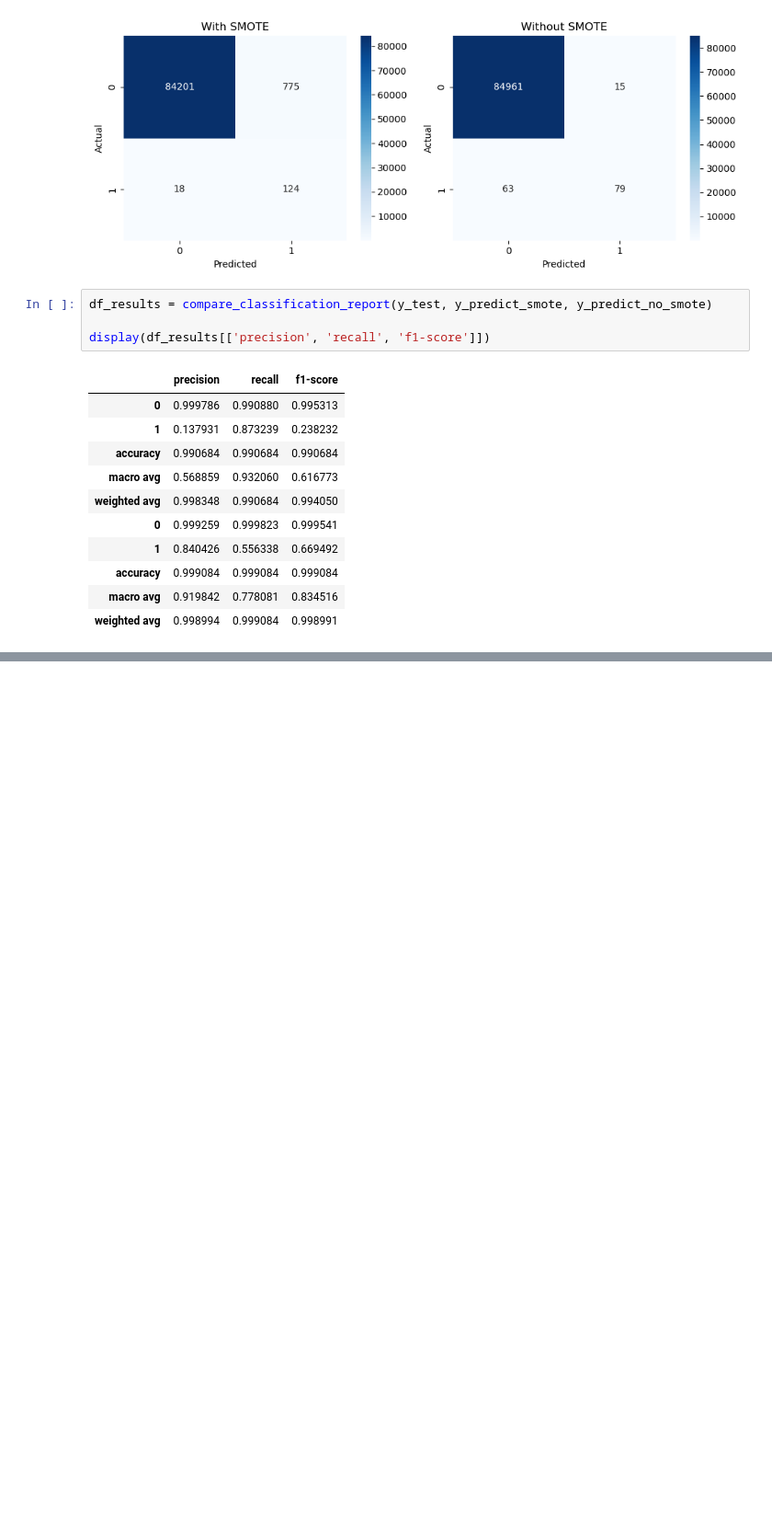
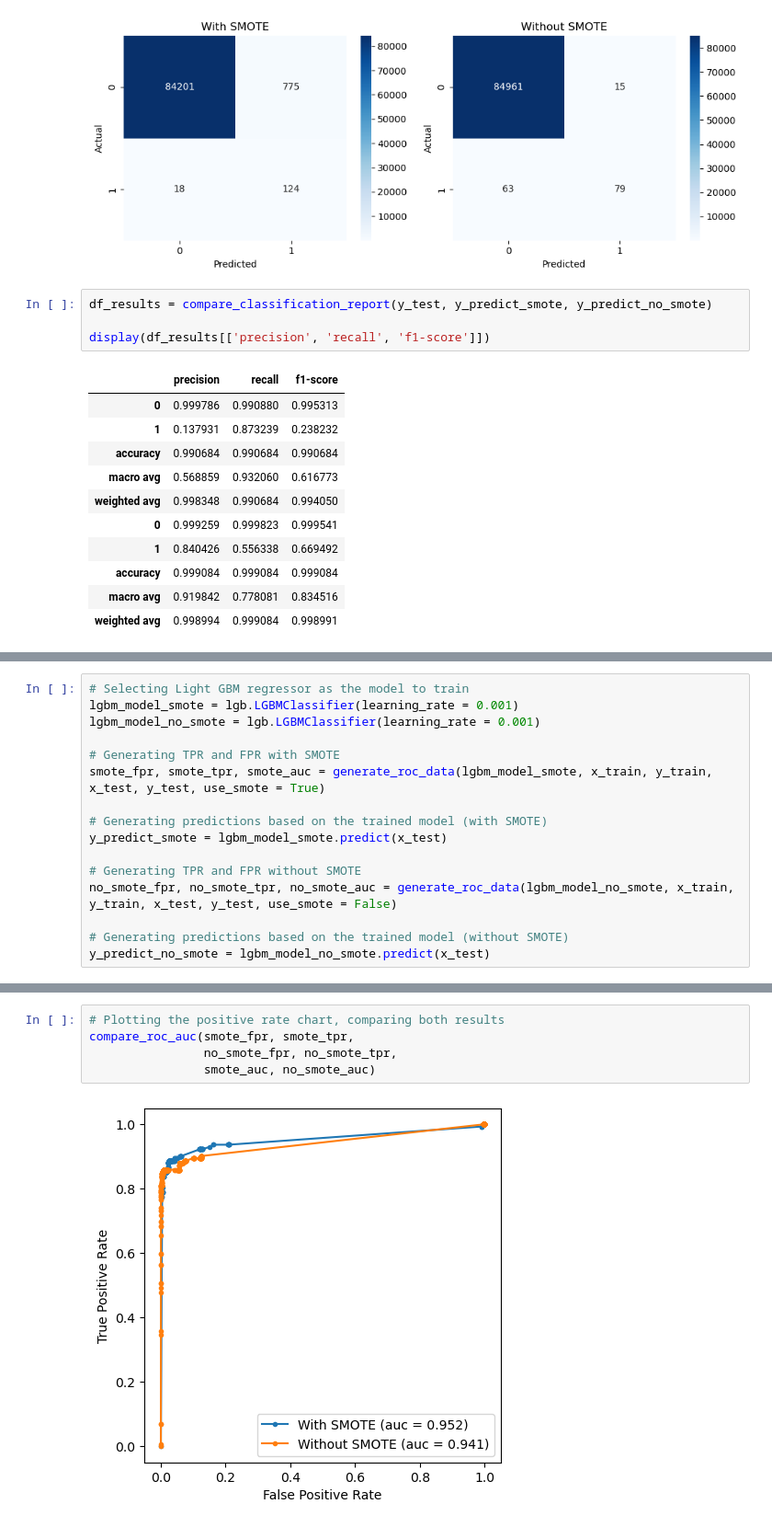
Before and after one commit to Gabrielmarqs12/ML-Fraud-Detection-Research, a Jupyter notebook: notebooks/machine learning/Model _Comparison.ipynb, the cells around one changed output, grey strips where cells are left out. Shown at 92% size. Drawn from its saved outputs; the diff is of its cells as text; blank space fills up the shorter version.

Commit message:
Model Comparison Update: Light GBM

```diff
--- a/notebooks/machine learning/Model _Comparison.ipynb
+++ b/notebooks/machine learning/Model _Comparison.ipynb
@@ -219,0 +227,16 @@ display(df_results[['precision', 'recall', 'f1-score']])
+# %%
+# Selecting Light GBM regressor as the model to train
+lgbm_model_smote = lgb.LGBMClassifier(learning_rate = 0.001)
+lgbm_model_no_smote = lgb.LGBMClassifier(learning_rate = 0.001)
+
+# Generating TPR and FPR with SMOTE
+smote_fpr, smote_tpr, smote_auc = generate_roc_data(lgbm_model_smote, x_train, y_train, x_test, y_test, use_smote = True)
+
+# Generating predictions based on the trained model (with SMOTE)
+y_predict_smote = lgbm_model_smote.predict(x_test)
+
+# Generating TPR and FPR without SMOTE
+no_smote_fpr, no_smote_tpr, no_smote_auc = generate_roc_data(lgbm_model_no_smote, x_train, y_train, x_test, y_test, use_smote = False)
+
+# Generating predictions based on the trained model (without SMOTE)
+y_predict_no_smote = lgbm_model_no_smote.predict(x_test)
@@ -219,0 +257,7 @@ display(df_results[['precision', 'recall', 'f1-score']])
+# %%
+# Plotting the positive rate chart, comparing both results
+compare_roc_auc(smote_fpr, smote_tpr,
+                no_smote_fpr, no_smote_tpr,
+                smote_auc, no_smote_auc)
+# %% [output]
+[figure, added]
```
Also changed, not shown: parts of 10 cells of this notebook.
